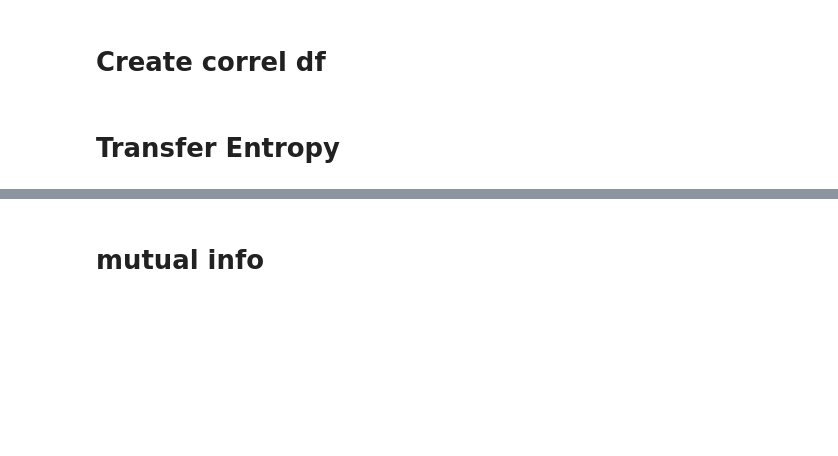
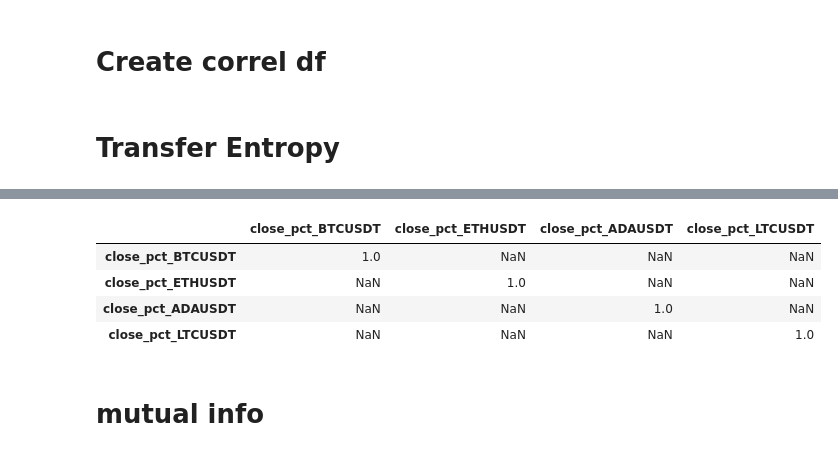
Before and after one commit to guyvandam/3rdYearResearchProject, a Jupyter notebook: correlation_research.ipynb, the cells around one changed output, grey strips where cells are left out. Drawn from its saved outputs; the diff is of its cells as text; code cells hidden in the pictures; blank space fills up the shorter version.

```diff
--- a/correlation_research.ipynb
+++ b/correlation_research.ipynb
@@ -109,18 +105,0 @@ def get_correl_matrix(arr : np.ndarray, method = None,column_name_list: list = N
-# %%
-rolling_list = df.rolling(window=10*60)
-print("finished")
-i = 0
-result = np.empty(shape=(10,4,60))
-for temp_df in rolling_list:
-    if i == 620:
-        print(temp_df.shape)
-        for timestamp, temp_temp_df in temp_df.resample("1h"):
-            print(temp_temp_df.shape)
-            if temp_temp_df.shape[0] != 60:
-                continue
-            result = np.append(result, temp_temp_df.to_numpy(), axis=2)
-        # print(temp_df.to_numpy().shape)
-        break
-    i+=1
-
-result.shape
@@ -143 +141,9 @@ get_correl_matrix(one_hour_df, method=yeet, column_name_list=one_hour_df.columns
+# %%
+get_transfer_entropy_matrix(df=one_hour_df)
+# %% [output]
+|  | close_pct_BTCUSDT | close_pct_ETHUSDT | close_pct_ADAUSDT | close_pct_LTCUSDT |
+| close_pct_BTCUSDT | 1.0 | NaN | NaN | NaN |
+| close_pct_ETHUSDT | NaN | 1.0 | NaN | NaN |
+| close_pct_ADAUSDT | NaN | NaN | 1.0 | NaN |
+| close_pct_LTCUSDT | NaN | NaN | NaN | 1.0 |
 # %%
```
Also changed, not shown: parts of 13 cells of this notebook, 2 other files.
